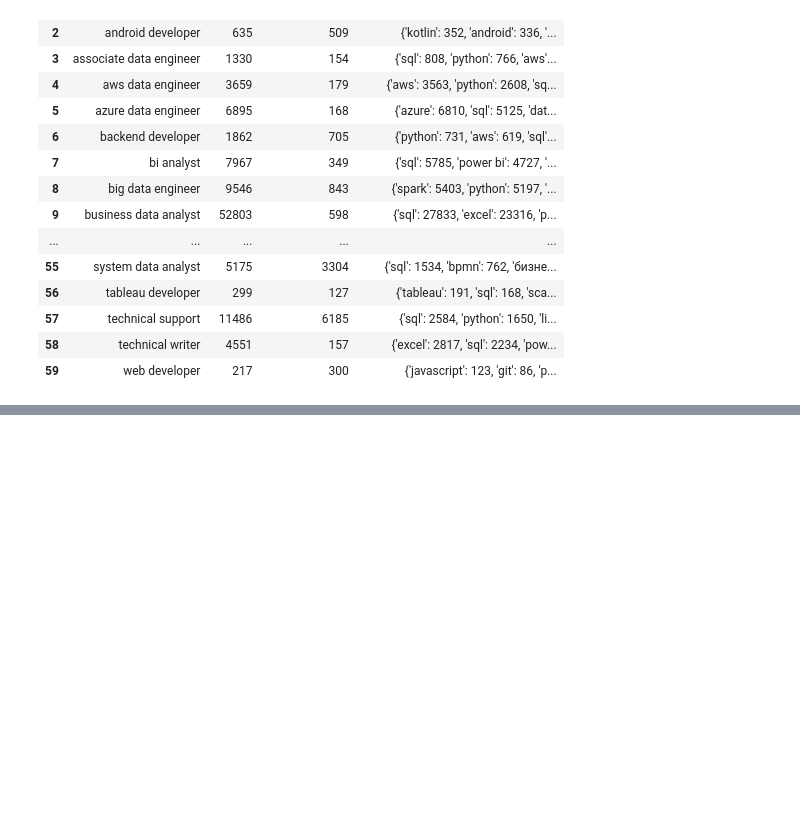
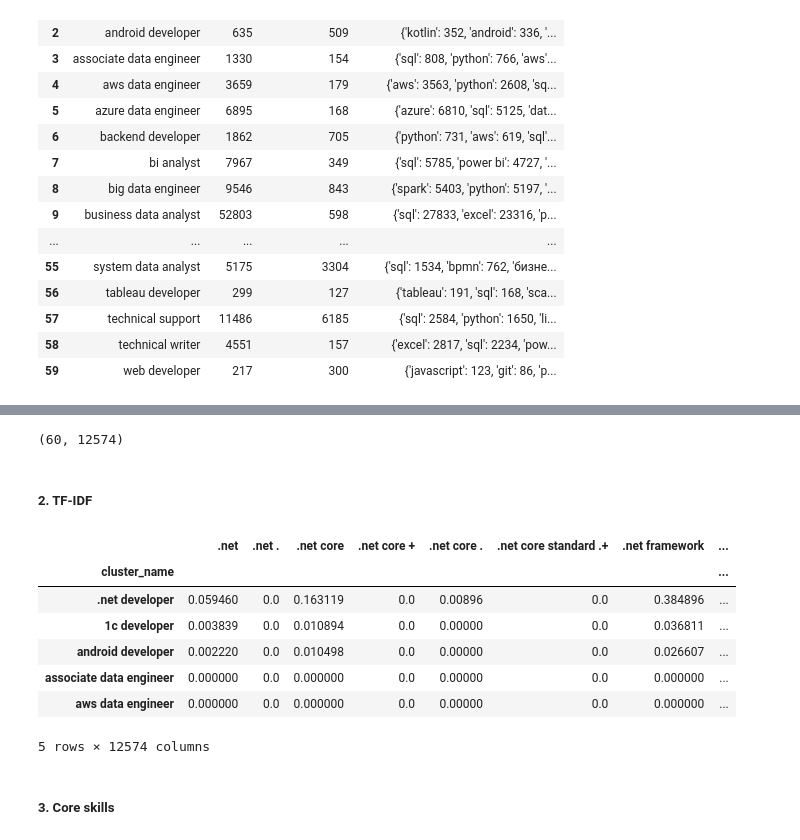
Before and after one commit to IU-Capstone-Project-2025/KIZAK, a Jupyter notebook: ml/jv_mapping.ipynb, the cells around one changed output, grey strips where cells are left out. Saved outputs shown, nothing was run; the diff lists cells and outputs as text; code cells hidden in the pictures; blank space fills up the shorter version.

```diff
--- a/ml/jv_mapping.ipynb
+++ b/ml/jv_mapping.ipynb
@@ -1156,0 +1225,43 @@ cluster_stats_df
+# %%
+skill_matrix = skill_matrix.fillna(0)
+skill_matrix = skill_matrix.loc[:, skill_matrix.sum(axis=0) > 0]
+# %%
+import string
+
+def is_pure_punct_or_empty(s):
+    if not isinstance(s, str):
+        return True
+    s = s.strip()
+    if s == '':
+        return True
+    return all(ch in string.punctuation for ch in s)
+
+cols = [col for col in skill_matrix.columns if not is_pure_punct_or_empty(col)]
+skill_matrix = skill_matrix[cols]
+# %%
+skill_matrix.shape
+# %% [output]
+(60, 12574)
+# %% [markdown]
+
+##### 2. TF-IDF
+# %%
+tfidf = TfidfTransformer()
+tfidf_m = pd.DataFrame(
+    tfidf.fit_transform(skill_matrix).toarray(),
+    index=skill_matrix.index,
+    columns=skill_matrix.columns
+)
+tfidf_m.head()
+# %% [output]
+|  | .net | .net . | .net core | .net core + | .net core . | .net core standard .+ | .net framework | ... |
+| cluster_name |  |  |  |  |  |  |  | ... |
+| .net developer | 0.059460 | 0.0 | 0.163119 | 0.0 | 0.00896 | 0.0 | 0.384896 | ... |
+| 1c developer | 0.003839 | 0.0 | 0.010894 | 0.0 | 0.00000 | 0.0 | 0.036811 | ... |
+| android developer | 0.002220 | 0.0 | 0.010498 | 0.0 | 0.00000 | 0.0 | 0.026607 | ... |
+| associate data engineer | 0.000000 | 0.0 | 0.000000 | 0.0 | 0.00000 | 0.0 | 0.000000 | ... |
+| aws data engineer | 0.000000 | 0.0 | 0.000000 | 0.0 | 0.00000 | 0.0 | 0.000000 | ... |
+5 rows × 12574 columns
+# %% [markdown]
+
+##### 3. Core skills
```
Also changed, not shown: parts of 14 cells of this notebook.
